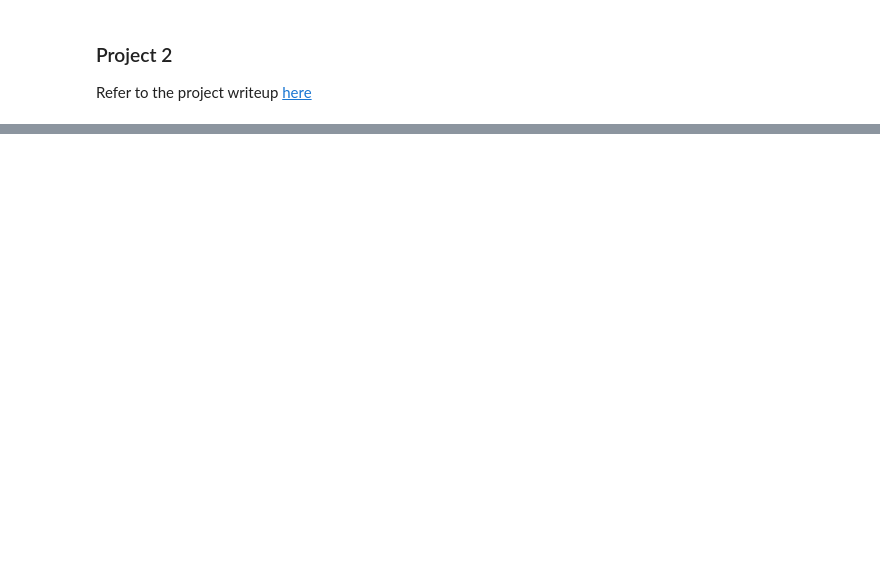
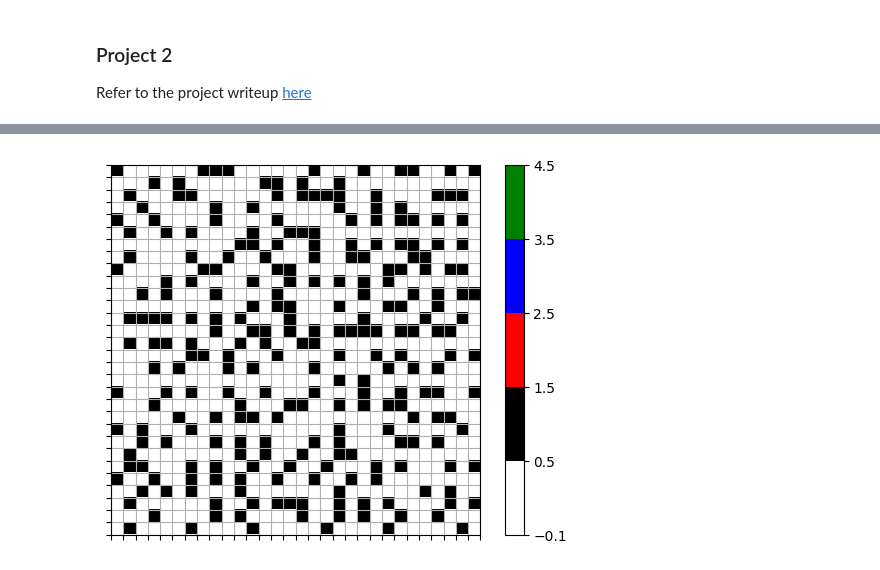
Before and after one commit to chiraggodha/AI-Project-2, a Jupyter notebook: main.ipynb, the cells around one changed output, grey strips where cells are left out. Cells and saved outputs as stored; diff of their text form; code cells hidden in the pictures; blank space fills up the shorter version.

```diff
--- a/main.ipynb
+++ b/main.ipynb
@@ -68,0 +185,7 @@ def updateProbs(currProbs, senseRes, ship, dist, alpha, probs):
+# %%
+space_ship = ship.CreateShip(30)
+space_ship.OpenShip()
+space_ship.populateClosedCells()
+space_ship.ShowShip()
+# %% [output]
+[figure, added]
```
Also changed, not shown: parts of 6 cells of this notebook, 1 other file.
